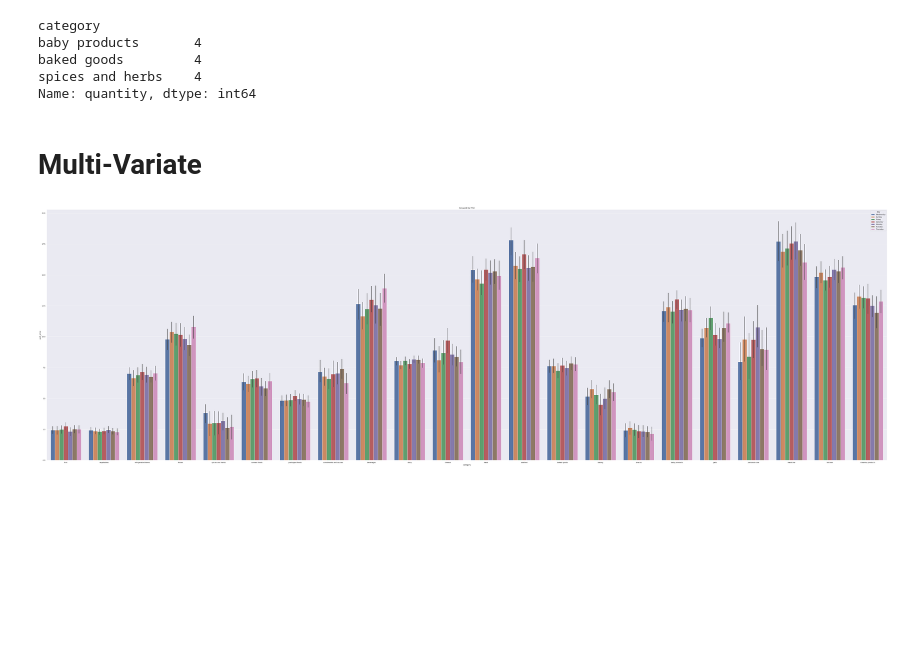
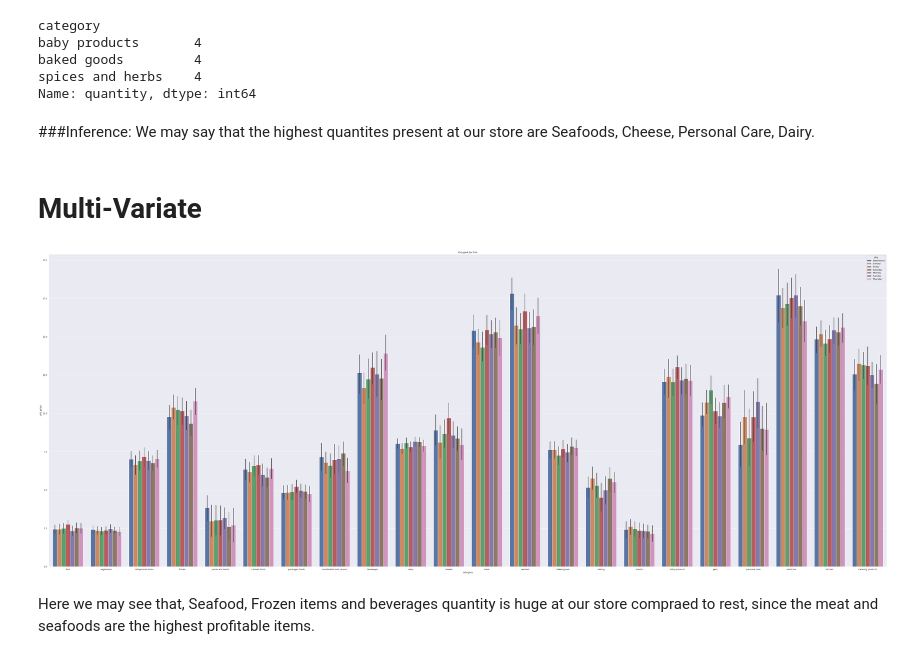
Before and after one commit to ayeshafirdose31/Cognizant_AI, a Jupyter notebook: Task_1.ipynb, the cells around one changed output. Saved outputs shown, nothing was run; the diff lists cells and outputs as text; code cells hidden in the pictures; blank space fills up the shorter version.

```diff
--- a/Task_1.ipynb
+++ b/Task_1.ipynb
@@ -353,16 +335,20 @@ baby products       4
 baked goods         4
 spices and herbs    4
 Name: quantity, dtype: int64
+# %% [markdown]
+###Inference: We may say that the highest quantites present at our store are Seafoods, Cheese, Personal Care, Dairy.
 # %% [markdown]
 # Multi-Variate
 # %%
-plt.figure(figsize=(100, 30))  # Adjust the width and height as desired
+plt.figure(figsize=(80, 30))  # Adjust the width and height as desired
 
 # Create the grouped bar plot
 sns.barplot(x='category', y='unit_price', hue='day', data=df)
 
 # Add title and display the plot
 plt.title('Grouped Bar Plot')
 plt.show()
 # %% [output]
-[figure, old version]
+[figure, new version]
+# %% [markdown]
+Here we may see that, Seafood, Frozen items and beverages quantity is huge at our store compraed to rest, since the meat and seafoods are the highest profitable items.
```
Also changed, not shown: parts of 12 cells of this notebook.
